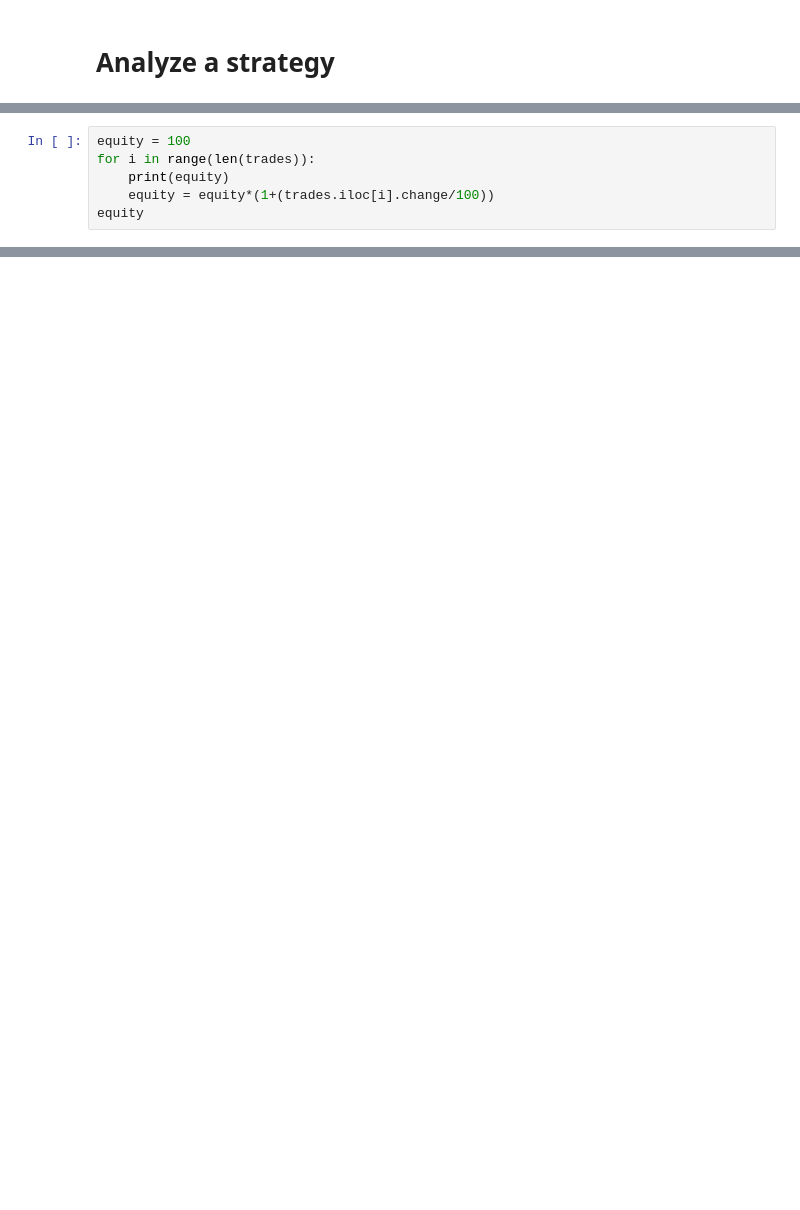
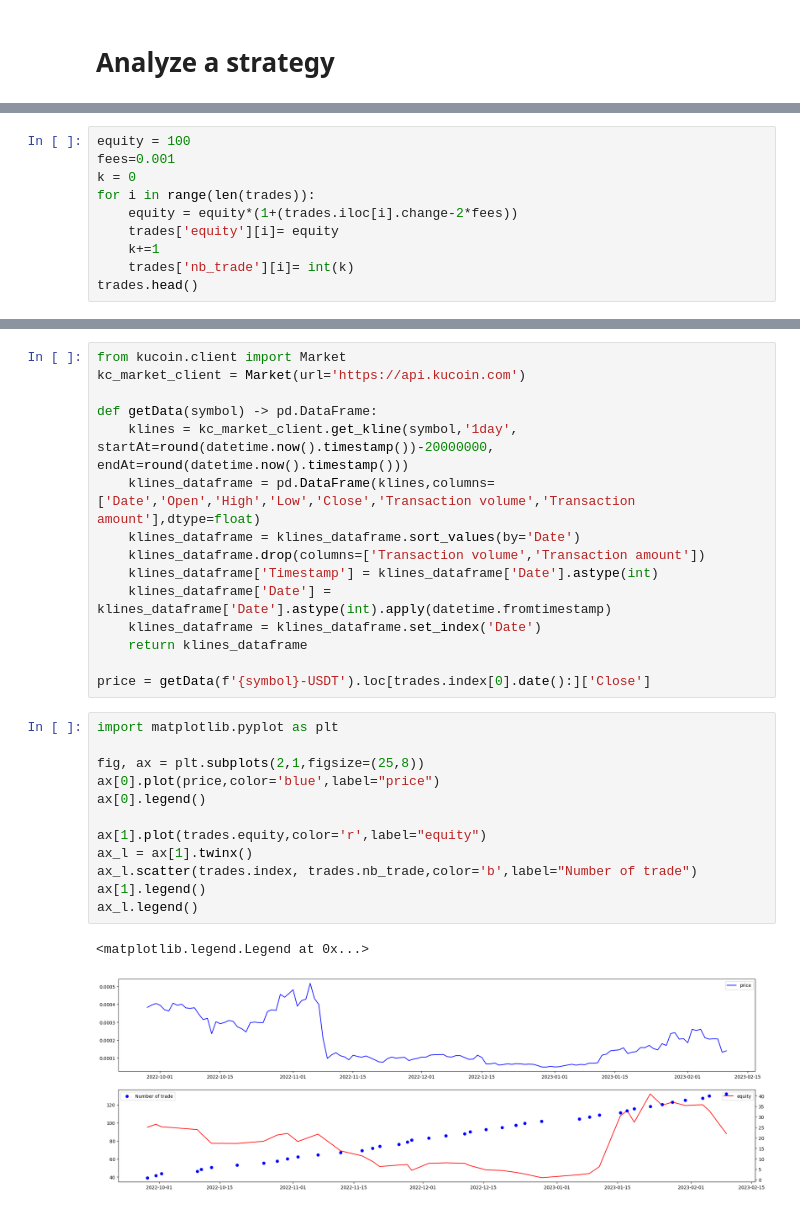
Before and after one commit to webclinic017/Trading-sandbox, a Jupyter notebook: src/01_Results_analysis.ipynb, the cells around one changed output, grey strips where cells are left out. Cells and saved outputs as stored; diff of their text form; blank space fills up the shorter version.

```diff
--- a/src/01_Results_analysis.ipynb
+++ b/src/01_Results_analysis.ipynb
@@ -186,7 +138,11 @@ Winrate : 55 %
 # %%
 equity = 100
+fees=0.001
+k = 0
 for i in range(len(trades)):
-    print(equity)
-    equity = equity*(1+(trades.iloc[i].change/100))
-equity
+    equity = equity*(1+(trades.iloc[i].change-2*fees))
+    trades['equity'][i]= equity
+    k+=1
+    trades['nb_trade'][i]= int(k)
+trades.head()
 # %% [output]
@@ -210,0 +164,30 @@ equity
+# %%
+from kucoin.client import Market
+kc_market_client = Market(url='https://api.kucoin.com')
+
+def getData(symbol) -> pd.DataFrame:
+    klines = kc_market_client.get_kline(symbol,'1day', startAt=round(datetime.now().timestamp())-20000000, endAt=round(datetime.now().timestamp()))
+    klines_dataframe = pd.DataFrame(klines,columns=['Date','Open','High','Low','Close','Transaction volume','Transaction amount'],dtype=float)
+    klines_dataframe = klines_dataframe.sort_values(by='Date')
+    klines_dataframe.drop(columns=['Transaction volume','Transaction amount'])
+    klines_dataframe['Timestamp'] = klines_dataframe['Date'].astype(int)
+    klines_dataframe['Date'] = klines_dataframe['Date'].astype(int).apply(datetime.fromtimestamp)
+    klines_dataframe = klines_dataframe.set_index('Date')
+    return klines_dataframe
+
+price = getData(f'{symbol}-USDT').loc[trades.index[0].date():]['Close']
+# %%
+import matplotlib.pyplot as plt
+
+fig, ax = plt.subplots(2,1,figsize=(25,8))
+ax[0].plot(price,color='blue',label="price")
+ax[0].legend()
+
+ax[1].plot(trades.equity,color='r',label="equity")
+ax_l = ax[1].twinx()
+ax_l.scatter(trades.index, trades.nb_trade,color='b',label="Number of trade")
+ax[1].legend()
+ax_l.legend()
+# %% [output]
+<matplotlib.legend.Legend at 0x...>
+[figure, added]
```
Also changed, not shown: parts of 14 cells of this notebook, 3 other files.
